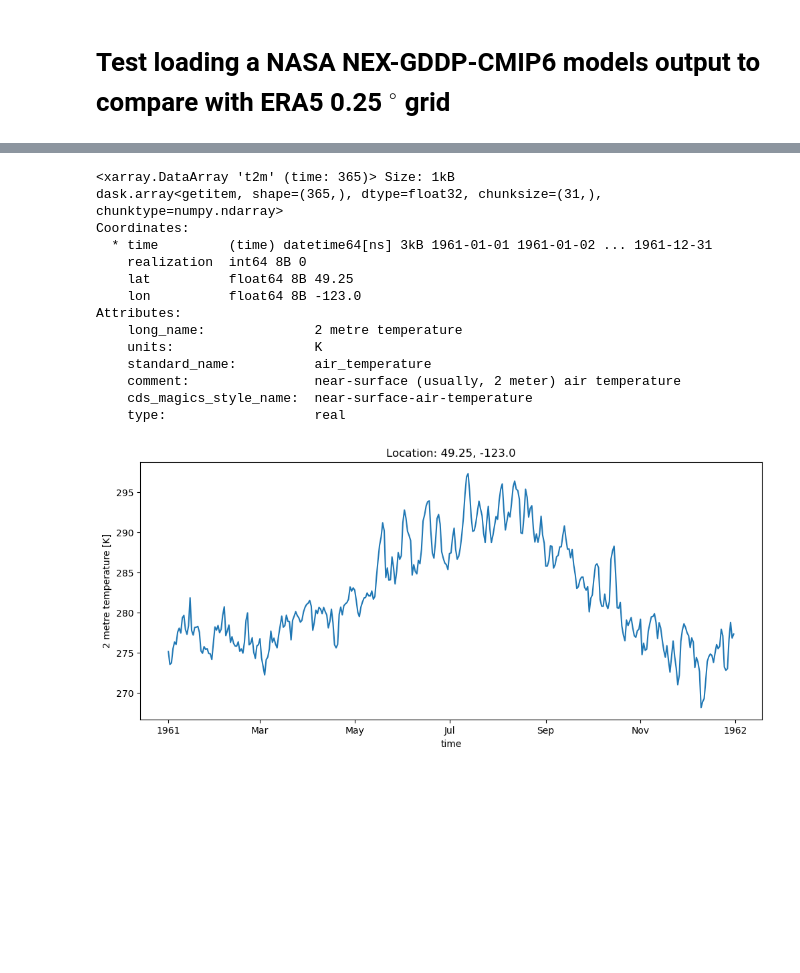
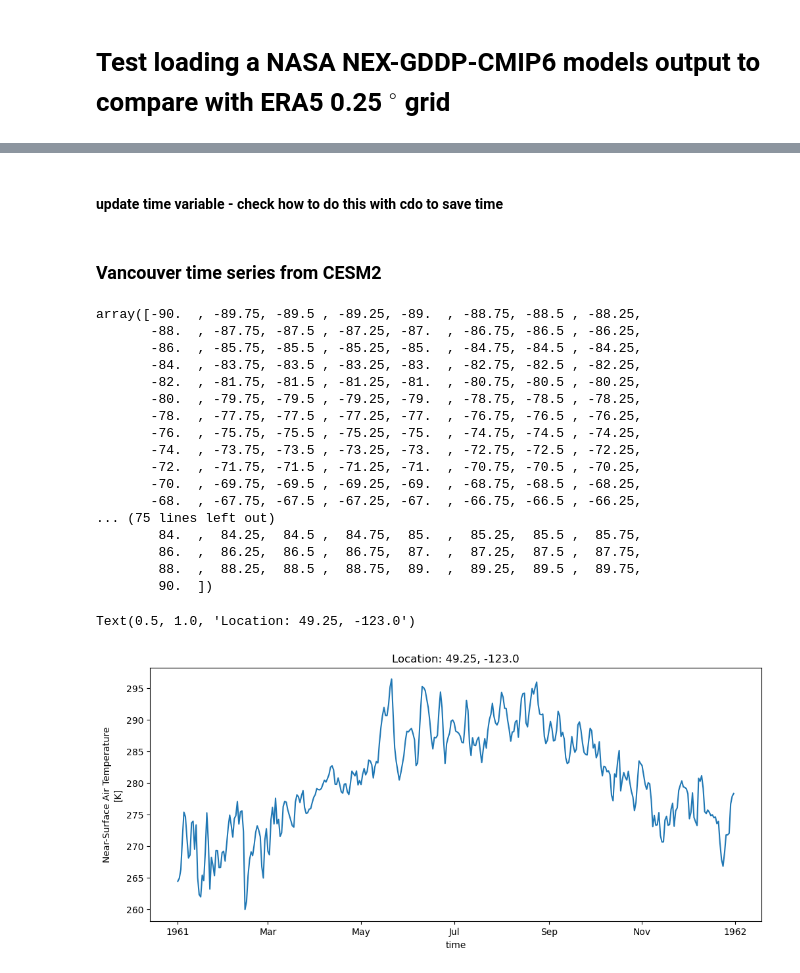
Before and after one commit to tedscott/HeatWaves, a Jupyter notebook: TestNASA_NEX-GDDP-CMIP6.ipynb, the cells around one changed output, grey strips where cells are left out. Cells and saved outputs as stored; diff of their text form; code cells hidden in the pictures; blank space fills up the shorter version.

```diff
--- a/TestNASA_NEX-GDDP-CMIP6.ipynb
+++ b/TestNASA_NEX-GDDP-CMIP6.ipynb
@@ -191,0 +77,5 @@ ECMWF
+# %%
+# after using cdo to make it the full global grid and change longitude range to -180 to 180 from 0-359.8
+filepath = "../../../Data/testing/tas_CESM2_historical_1961_1440x721_-180_180.nc"
+ds_cesm2 = xr.open_mfdataset(filepath)
+ds_cesm2
@@ -192,24 +118,35 @@ ECMWF
+# %% [markdown]
+#### update time variable - check how to do this with cdo to save time
+# %%
+# still need to update time variable - can I do this with CDO?
+ds_cesm2['time'] = ds_cesm2.indexes['time'].to_datetimeindex()
+# %% [markdown]
+### Vancouver time series from CESM2
+# %%
+ds_cesm2.lat.values
+# %% [output]
+array([-90.  , -89.75, -89.5 , -89.25, -89.  , -88.75, -88.5 , -88.25,
+       -88.  , -87.75, -87.5 , -87.25, -87.  , -86.75, -86.5 , -86.25,
+       -86.  , -85.75, -85.5 , -85.25, -85.  , -84.75, -84.5 , -84.25,
+       -84.  , -83.75, -83.5 , -83.25, -83.  , -82.75, -82.5 , -82.25,
+       -82.  , -81.75, -81.5 , -81.25, -81.  , -80.75, -80.5 , -80.25,
+       -80.  , -79.75, -79.5 , -79.25, -79.  , -78.75, -78.5 , -78.25,
+       -78.  , -77.75, -77.5 , -77.25, -77.  , -76.75, -76.5 , -76.25,
+       -76.  , -75.75, -75.5 , -75.25, -75.  , -74.75, -74.5 , -74.25,
+       -74.  , -73.75, -73.5 , -73.25, -73.  , -72.75, -72.5 , -72.25,
+       -72.  , -71.75, -71.5 , -71.25, -71.  , -70.75, -70.5 , -70.25,
+       -70.  , -69.75, -69.5 , -69.25, -69.  , -68.75, -68.5 , -68.25,
+       -68.  , -67.75, -67.5 , -67.25, -67.  , -66.75, -66.5 , -66.25,
+... (75 lines left out)
+        84.  ,  84.25,  84.5 ,  84.75,  85.  ,  85.25,  85.5 ,  85.75,
+        86.  ,  86.25,  86.5 ,  86.75,  87.  ,  87.25,  87.5 ,  87.75,
+        88.  ,  88.25,  88.5 ,  88.75,  89.  ,  89.25,  89.5 ,  89.75,
+        90.  ])
 # %%
-#test for Vancouver
-input_lat = 49.246
-input_lon = -123.116
+# Vancouver
 plt.figure(figsize=(12,5))
-ds_era5.t2m.sel(lat=input_lat, lon=input_lon, method="nearest").plot()
-plt.title("Location: "+str(ds_era5.t2m.sel(lat=input_lat, lon=input_lon, method="nearest").lat.values)+", "+str(ds_era5.t2m.sel(lat=input_lat, lon=input_lon, method="nearest").lon.values))
-print(ds_era5.t2m.sel(lat=input_lat, lon=input_lon, method="nearest"))
+ds_cesm2.tas.sel(lat=input_lat, lon=input_lon, method="nearest").plot()
+plt.title("Location: "+str(ds_cesm2.tas.sel(lat=input_lat, lon=input_lon, method="nearest").lat.values)+", "+str(ds_cesm2.tas.sel(lat=input_lat, lon=input_lon, method="nearest").lon.values))
 # %% [output]
-<xarray.DataArray 't2m' (time: 365)> Size: 1kB
-dask.array<getitem, shape=(365,), dtype=float32, chunksize=(31,), chunktype=numpy.ndarray>
-Coordinates:
-  * time         (time) datetime64[ns] 3kB 1961-01-01 1961-01-02 ... 1961-12-31
-    realization  int64 8B 0
-    lat          float64 8B 49.25
-    lon          float64 8B -123.0
-Attributes:
-    long_name:              2 metre temperature
-    units:                  K
-    standard_name:          air_temperature
-    comment:                near-surface (usually, 2 meter) air temperature
-    cds_magics_style_name:  near-surface-air-temperature
-    type:                   real
+Text(0.5, 1.0, 'Location: 49.25, -123.0')
-[figure, old version]
+[figure, new version]
```
Also changed, not shown: parts of 24 cells of this notebook, 4 other files.
